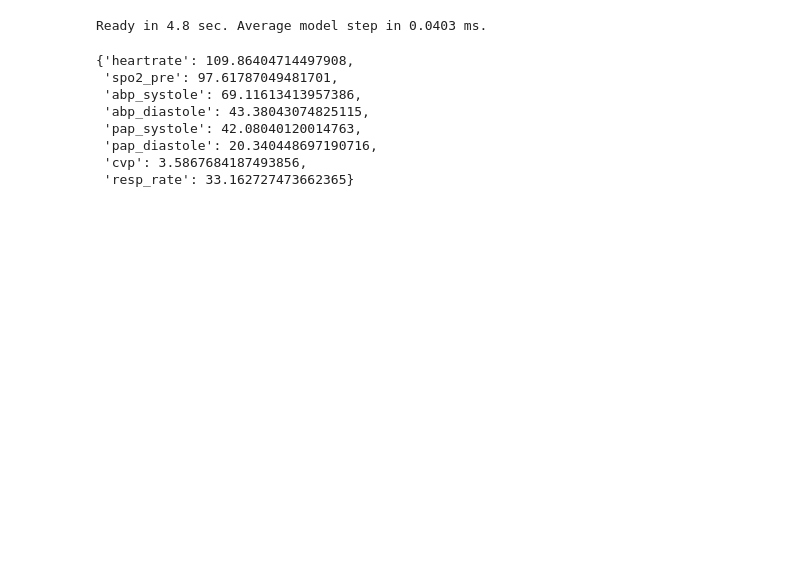
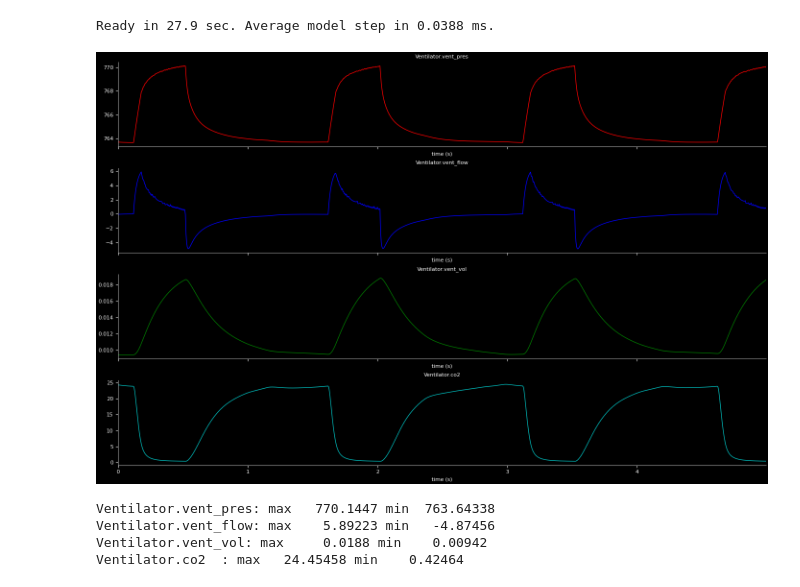
Before and after one commit to Dobutamine/explain-python, a Jupyter notebook: test.ipynb, the cells around one changed output. Saved outputs shown, nothing was run; the diff lists cells and outputs as text; code cells hidden in the pictures; blank space fills up the shorter version.

Commit message:
superb ventilator model

```diff
--- a/test.ipynb
+++ b/test.ipynb
@@ -13,20 +13,19 @@ model = ModelEngine("normal_neonate.json")
 neo = Interface(model)
 
 # calculate 10 seconds
-neo.calculate(60)
+#neo.calculate(60)
+neo.switch_ventilator(True)
+neo.calculate(360)
 # %% [output]
-Ready in 4.8 sec. Average model step in 0.0403 ms.
+Ready in 27.9 sec. Average model step in 0.0388 ms.
 # %%
-neo.get_vitals()
+neo.plot_ventilator_curves()
 # %% [output]
+[figure, added]
-{'heartrate': 109.86404714497908,
- 'spo2_pre': 97.61787049481701,
- 'abp_systole': 69.11613413957386,
- 'abp_diastole': 43.38043074825115,
- 'pap_systole': 42.08040120014763,
- 'pap_diastole': 20.340448697190716,
- 'cvp': 3.5867684187493856,
- 'resp_rate': 33.162727473662365}
+Ventilator.vent_pres: max   770.1447 min  763.64338
+Ventilator.vent_flow: max    5.89223 min   -4.87456
+Ventilator.vent_vol: max     0.0188 min    0.00942
+Ventilator.co2  : max   24.45458 min    0.42464
 # %%
 neo.get_bloodgas("AA")
 # %% [output]
```
Also changed, not shown: parts of 1 cell of this notebook, 3 other files.
